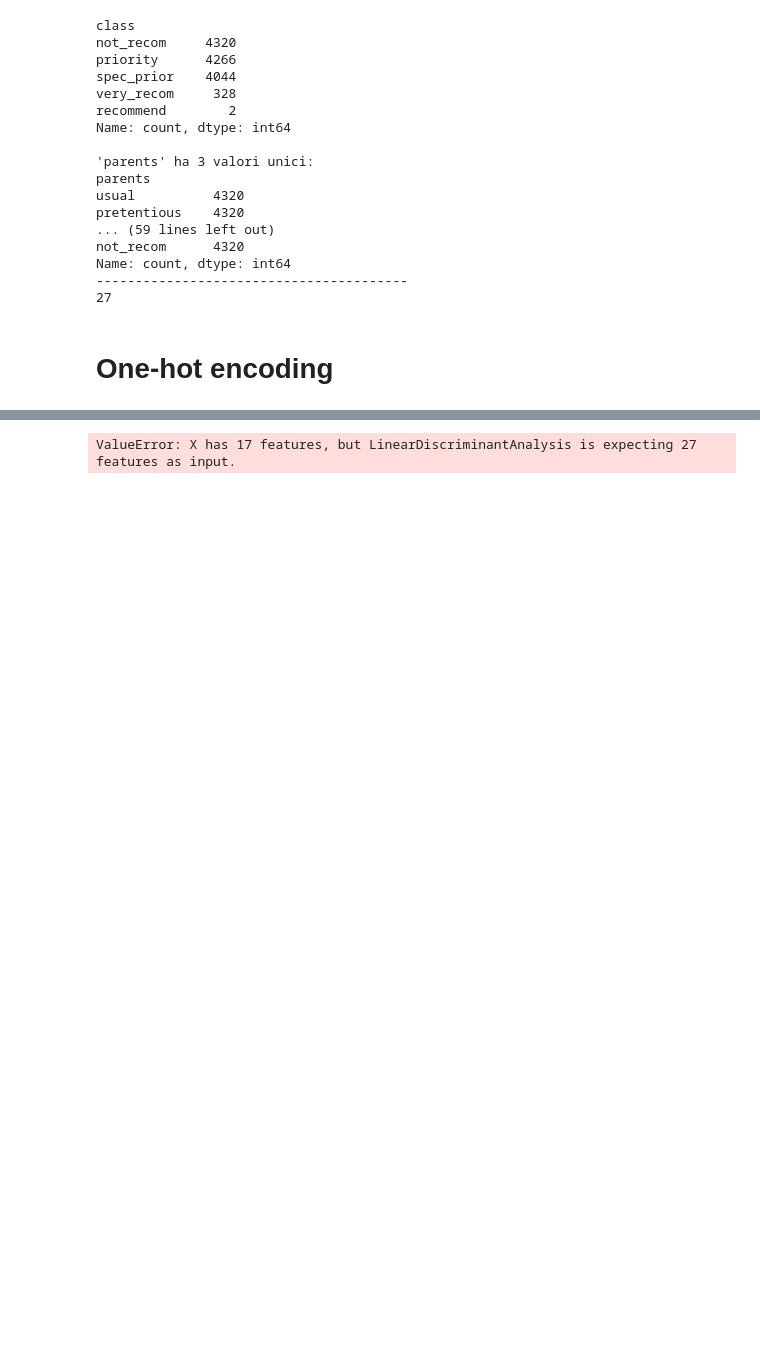
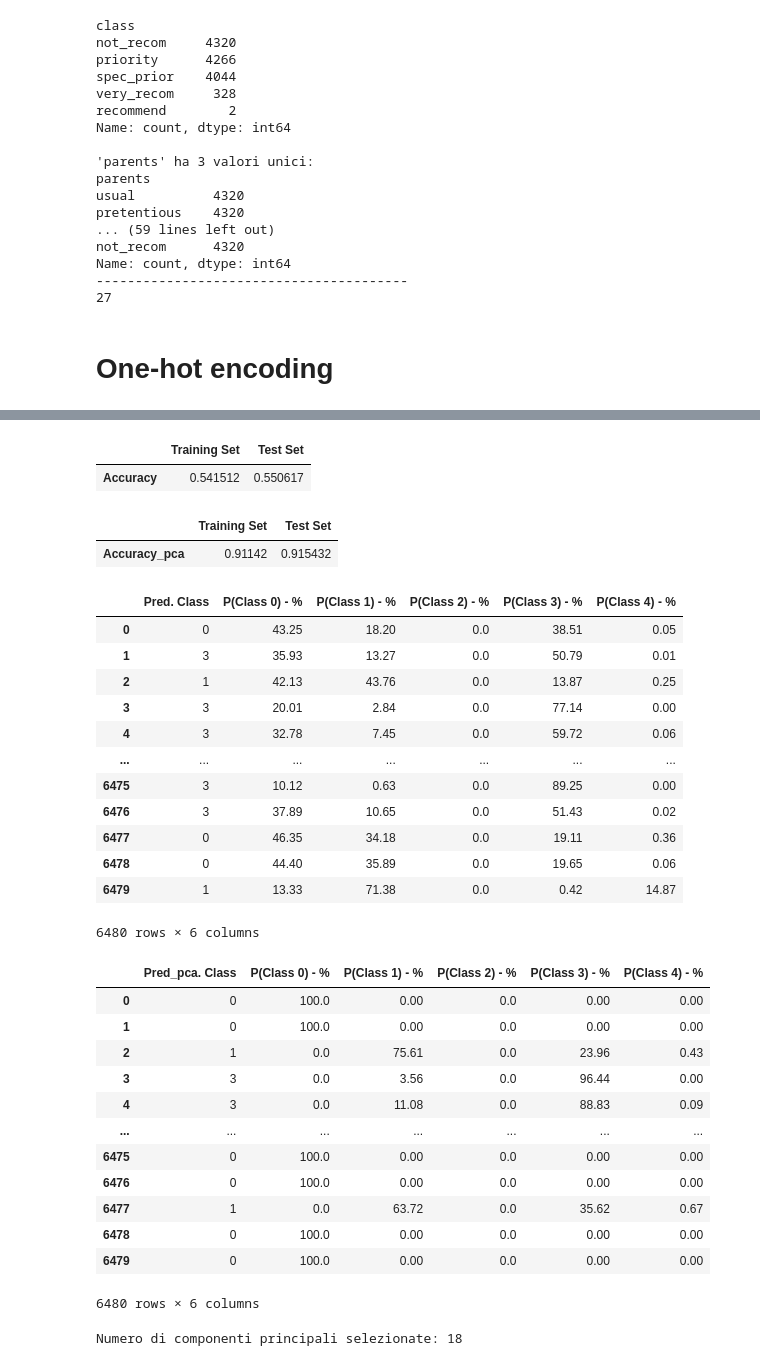
Before and after one commit to AlessioGiay/Progetto_MateIA, a Jupyter notebook: Progetto.ipynb, the cells around one changed output, grey strips where cells are left out. Drawn from its saved outputs; the diff is of its cells as text; code cells hidden in the pictures; blank space fills up the shorter version.

Commit message:
Modifica numero PC

```diff
--- a/Progetto.ipynb
+++ b/Progetto.ipynb
@@ -178,33 +145,65 @@ lda_pca.fit(X_trainval_pca, y_trainval)
 
 y_pred = lda.predict(X_test)
 y_pred_pca = lda_pca.predict(X_test_pca)
 
 y_pred_proba = lda.predict_proba(X_test)
 y_pred_pca_proba = lda_pca.predict_proba(X_test_pca)
 
 scores_dict = {'Training Set': lda.score(X_trainval, y_trainval), 'Test Set': lda.score(X_test, y_test)}
 scores = pd.DataFrame(scores_dict, index=['Accuracy'])
 
-scores_dict_pca = {'Training Set': lda_pca.score(X_trainval_pca, y_trainval), 'Test Set': lda.score(X_test_pca, y_test)}
+scores_dict_pca = {'Training Set': lda_pca.score(X_trainval_pca, y_trainval), 'Test Set': lda_pca.score(X_test_pca, y_test)}
 scores_pca = pd.DataFrame(scores_dict_pca, index=['Accuracy_pca'])
 
 y_pred_df = pd.DataFrame({'Pred. Class': y_pred,
                           'P(Class 0) - %': np.round(y_pred_proba[:, 0] * 100, decimals=2),
                           'P(Class 1) - %': np.round(y_pred_proba[:, 1] * 100, decimals=2),
                           'P(Class 2) - %': np.round(y_pred_proba[:, 2] * 100, decimals=2),
                           'P(Class 3) - %': np.round(y_pred_proba[:, 3] * 100, decimals=2),
                           'P(Class 4) - %': np.round(y_pred_proba[:, 4] * 100, decimals=2)})
-y_pred_df_pca = pd.DataFrame({'Pred. Class': y_pred_pca,
+y_pred_df_pca = pd.DataFrame({'Pred_pca. Class': y_pred_pca,
                           'P(Class 0) - %': np.round(y_pred_pca_proba[:, 0] * 100, decimals=2),
                           'P(Class 1) - %': np.round(y_pred_pca_proba[:, 1] * 100, decimals=2),
                           'P(Class 2) - %': np.round(y_pred_pca_proba[:, 2] * 100, decimals=2),
                           'P(Class 3) - %': np.round(y_pred_pca_proba[:, 3] * 100, decimals=2),
                           'P(Class 4) - %': np.round(y_pred_pca_proba[:, 4] * 100, decimals=2)})
 
 display(scores)
 display(scores_pca)
 
 display(y_pred_df)
 display(y_pred_df_pca)
+
+print(f"Numero di componenti principali selezionate: {pca.n_components_}")
 # %% [output]
+|  | Training Set | Test Set |
+| Accuracy | 0.541512 | 0.550617 |
+|  | Training Set | Test Set |
+| Accuracy_pca | 0.91142 | 0.915432 |
+|  | Pred. Class | P(Class 0) - % | P(Class 1) - % | P(Class 2) - % | P(Class 3) - % | P(Class 4) - % |
+| 0 | 0 | 43.25 | 18.20 | 0.0 | 38.51 | 0.05 |
+| 1 | 3 | 35.93 | 13.27 | 0.0 | 50.79 | 0.01 |
+| 2 | 1 | 42.13 | 43.76 | 0.0 | 13.87 | 0.25 |
+| 3 | 3 | 20.01 | 2.84 | 0.0 | 77.14 | 0.00 |
+| 4 | 3 | 32.78 | 7.45 | 0.0 | 59.72 | 0.06 |
+| ... | ... | ... | ... | ... | ... | ... |
+| 6475 | 3 | 10.12 | 0.63 | 0.0 | 89.25 | 0.00 |
+| 6476 | 3 | 37.89 | 10.65 | 0.0 | 51.43 | 0.02 |
+| 6477 | 0 | 46.35 | 34.18 | 0.0 | 19.11 | 0.36 |
+| 6478 | 0 | 44.40 | 35.89 | 0.0 | 19.65 | 0.06 |
+| 6479 | 1 | 13.33 | 71.38 | 0.0 | 0.42 | 14.87 |
-ValueError: X has 17 features, but LinearDiscriminantAnalysis is expecting 27 features as input.
+6480 rows × 6 columns
+|  | Pred_pca. Class | P(Class 0) - % | P(Class 1) - % | P(Class 2) - % | P(Class 3) - % | P(Class 4) - % |
+| 0 | 0 | 100.0 | 0.00 | 0.0 | 0.00 | 0.00 |
+| 1 | 0 | 100.0 | 0.00 | 0.0 | 0.00 | 0.00 |
+| 2 | 1 | 0.0 | 75.61 | 0.0 | 23.96 | 0.43 |
+| 3 | 3 | 0.0 | 3.56 | 0.0 | 96.44 | 0.00 |
+| 4 | 3 | 0.0 | 11.08 | 0.0 | 88.83 | 0.09 |
+| ... | ... | ... | ... | ... | ... | ... |
+| 6475 | 0 | 100.0 | 0.00 | 0.0 | 0.00 | 0.00 |
+| 6476 | 0 | 100.0 | 0.00 | 0.0 | 0.00 | 0.00 |
+| 6477 | 1 | 0.0 | 63.72 | 0.0 | 35.62 | 0.67 |
+| 6478 | 0 | 100.0 | 0.00 | 0.0 | 0.00 | 0.00 |
+| 6479 | 0 | 100.0 | 0.00 | 0.0 | 0.00 | 0.00 |
+6480 rows × 6 columns
+Numero di componenti principali selezionate: 18
```
Also changed, not shown: parts of 8 cells of this notebook.
